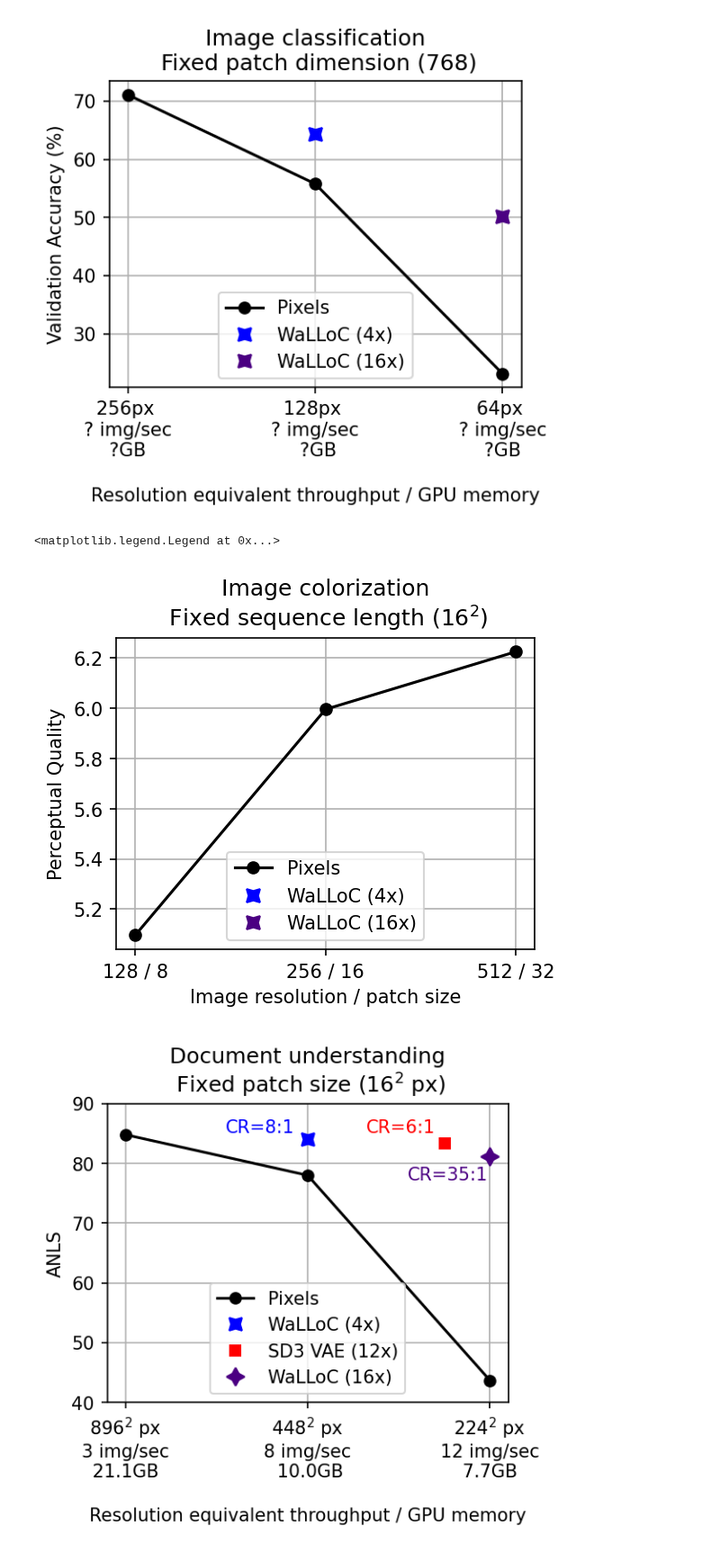
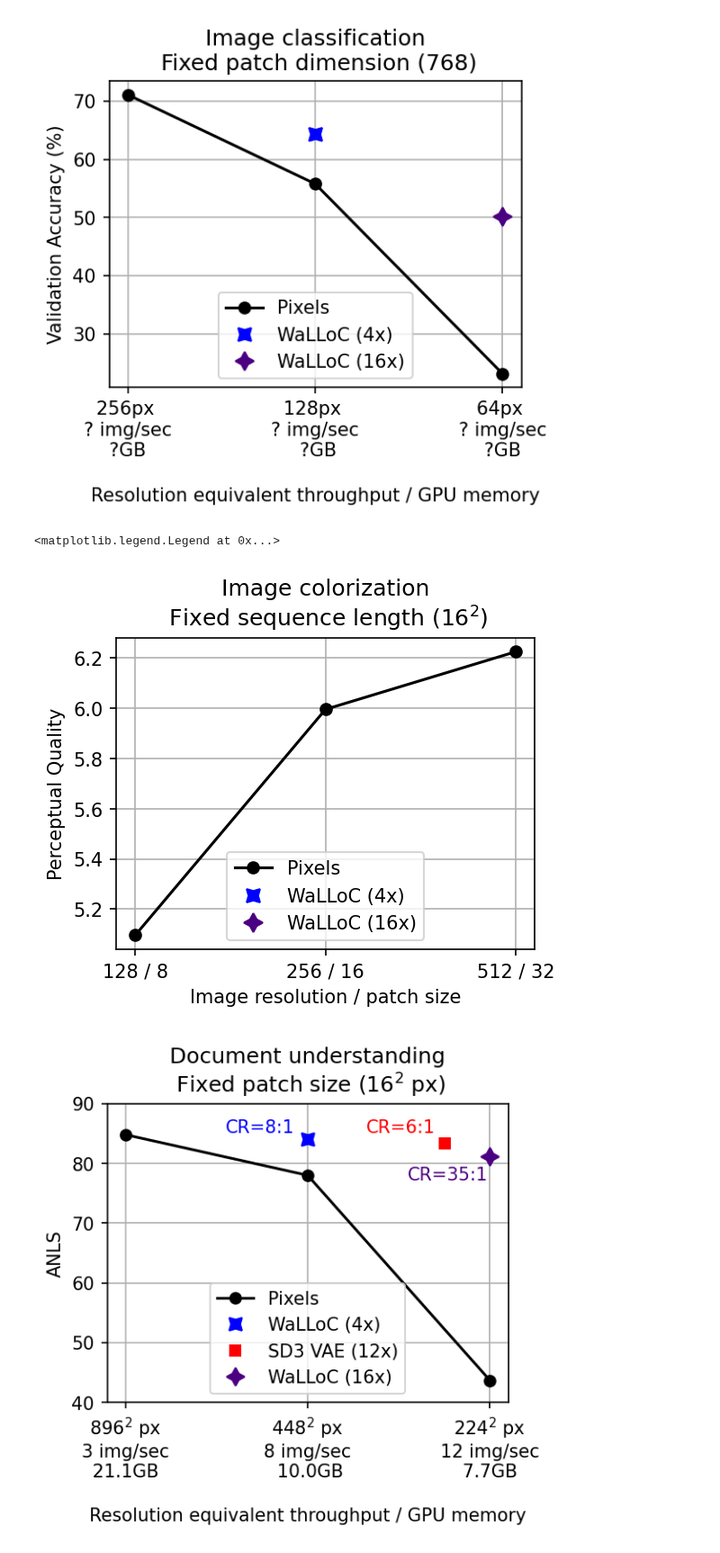
Before and after one commit to danjacobellis/LCCL, a Jupyter notebook: train/results_plot.ipynb, the cells around one changed output. Shown at 90% size. Saved outputs shown, nothing was run; the diff lists cells and outputs as text; code cells hidden in the pictures.

Commit message:
marker rotation

```diff
--- a/train/results_plot.ipynb
+++ b/train/results_plot.ipynb
@@ -6,34 +6,33 @@ class Config: pass
 # %%
 seq_length = [1, 2, 3]
 
 # pixels_acc = [50.614, 64.114, 71.13,]
 pixels_acc = [23.104, 55.794, 71.13]
 # walloc_4x_acc = [np.nan, 64.336, 71.036]
 walloc_4x_acc = [np.nan, 64.336, np.nan]
-# walloc_16x_acc = [0.0, 63.96, np.nan]
+# walloc_16x_acc = [50.266, 63.96, np.nan]
 walloc_16x_acc = [50.266, np.nan, np.nan]
-
 
 plt.figure(figsize=(4, 3), dpi=150)
 plt.plot(seq_length, pixels_acc, marker='o', label='Pixels', color='black')
 ax = plt.gca()
 ax.plot(seq_length, walloc_4x_acc, marker=(4, 1, 45), label='WaLLoC (4x)', color='blue', linestyle='none', markersize=10)
-ax.plot(seq_length, walloc_16x_acc, marker=(4, 1, 45), label='WaLLoC (16x)', color='indigo', linestyle='none', markersize=10)
+ax.plot(seq_length, walloc_16x_acc, marker=(4, 1, 0), label='WaLLoC (16x)', color='indigo', linestyle='none', markersize=10)
 
 ax.set_title('Image classification\n Fixed patch dimension (768)')
 ax.set_xlabel('\nResolution equivalent throughput / GPU memory')
 ax.set_ylabel('Validation Accuracy (%)')
 ax.grid(True)
 ax.set_xticks(patch_sizes)
 ax.set_xticklabels(['64px \n? img/sec\n ?GB ', '128px \n? img/sec\n ?GB', '256px \n? img/sec\n ?GB '])
 ax.legend(loc='lower center')
 ax.invert_xaxis()
 
 # ax.text(0.5, 0.5, 'SPECULATIVE RESULTS\nEXPERIMENTS STILL RUNNING',
 #          fontsize=30, color='gray', alpha=0.5, ha='center', va='center', rotation=30,
 #          transform=plt.gca().transAxes);
 # %% [output]
-[figure, old version]
+[figure, new version]
 # %%
 img_res_patch_size = [1, 2, 3]
 pixels_quality =  [5.096641, 5.995810, 6.225237]
@@ -46,7 +45,7 @@ plt.figure(figsize=(4, 3), dpi=150)
 plt.plot(img_res_patch_size, pixels_quality, marker='o', label='Pixels', color='black')
 ax = plt.gca()
 ax.plot(img_res_patch_size, walloc_4x_quality, marker=(4, 1, 45), label='WaLLoC (4x)', color='blue', linestyle='none', markersize=10)
-ax.plot(img_res_patch_size, walloc_16x_quality, marker=(4, 1, 45), label='WaLLoC (16x)', color='indigo', linestyle='none', markersize=10)
+ax.plot(img_res_patch_size, walloc_16x_quality, marker=(4, 1, 0), label='WaLLoC (16x)', color='indigo', linestyle='none', markersize=10)
 
 ax.set_title('Image colorization\n Fixed sequence length $\\left(16^2\\right)$')
 ax.set_xlabel('Image resolution / patch size')
@@ -62,7 +61,7 @@ ax.legend(loc='lower center')
 # # ax.invert_xaxis()
 # %% [output]
 <matplotlib.legend.Legend at 0x...>
-[figure, old version]
+[figure, new version]
 # %%
 seq_length = [1, 2, 3]
 pixels_anls = [43.7, 78.0, 84.8]
```
Also changed, not shown: parts of 2 cells of this notebook.
